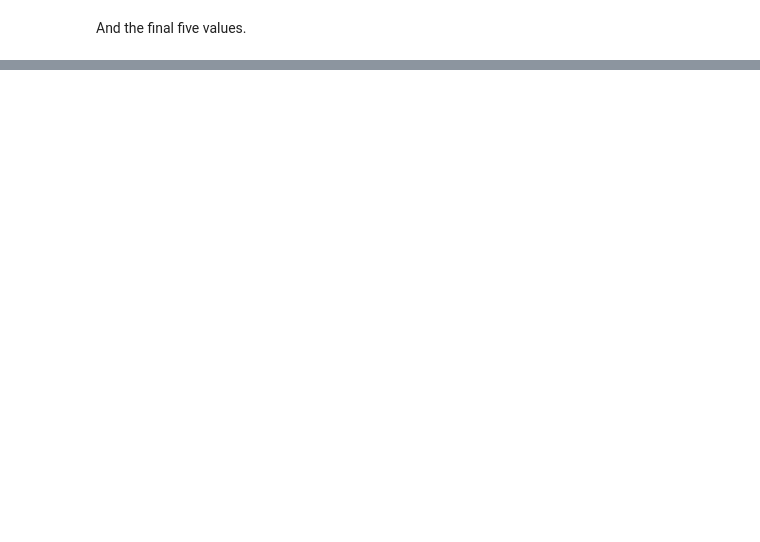
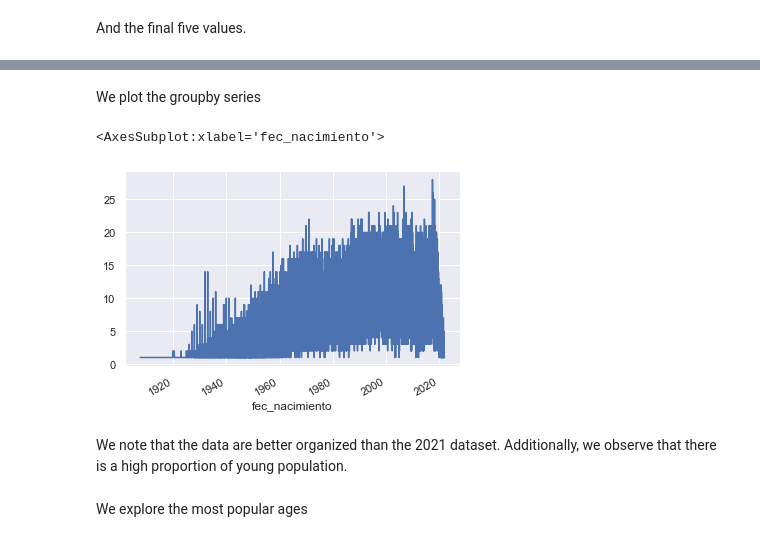
Before and after one commit to Team-137-DS4A/Back, a Jupyter notebook: Team137_firstEDA_AlcaldiaBucaramanga.ipynb, the cells around one changed output, grey strips where cells are left out. Saved outputs shown, nothing was run; the diff lists cells and outputs as text; code cells hidden in the pictures; blank space fills up the shorter version.

```diff
--- a/Team137_firstEDA_AlcaldiaBucaramanga.ipynb
+++ b/Team137_firstEDA_AlcaldiaBucaramanga.ipynb
@@ -724,0 +863,3 @@ d_chc.tail()
+# %%
+f_sb2021["año_nacimiento"] = f_sb2021["fec_nacimiento"].dt.to_period('y')
+monthly_birth = f_sb2021.groupby(["fec_nacimiento"])["fec_nacimiento"].size()
@@ -724,0 +945,3 @@ d_chc.tail()
+# %%
+f_sb2022["año_nacimiento"] = f_sb2021["fec_nacimiento"].dt.to_period('y')
+monthly_birth = f_sb2022.groupby(["fec_nacimiento"])["fec_nacimiento"].size()
@@ -724,0 +964,11 @@ d_chc.tail()
+# %% [markdown]
+We plot the groupby series
+# %%
+monthly_birth.plot()
+# %% [output]
+<AxesSubplot:xlabel='fec_nacimiento'>
+[figure, added]
+# %% [markdown]
+We note that the data are better organized than the 2021 dataset. Additionally, we observe that there is a high proportion of young population.
+# %% [markdown]
+We explore the most popular ages
```
Also changed, not shown: parts of 58 cells of this notebook.
